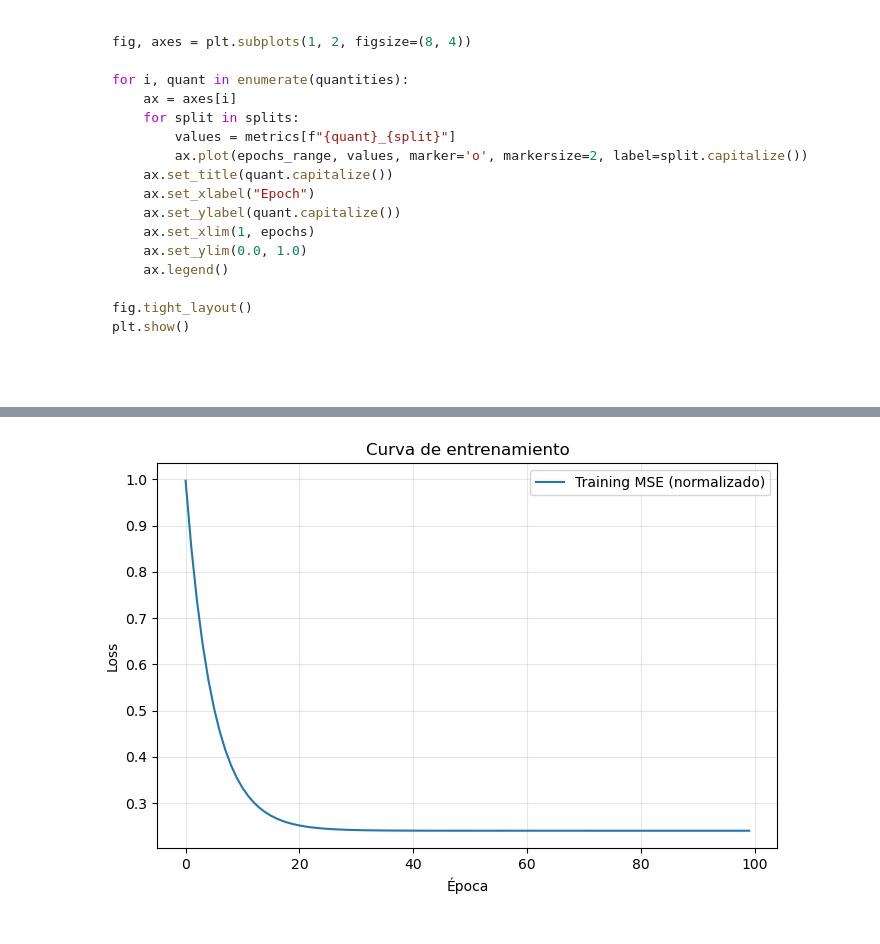
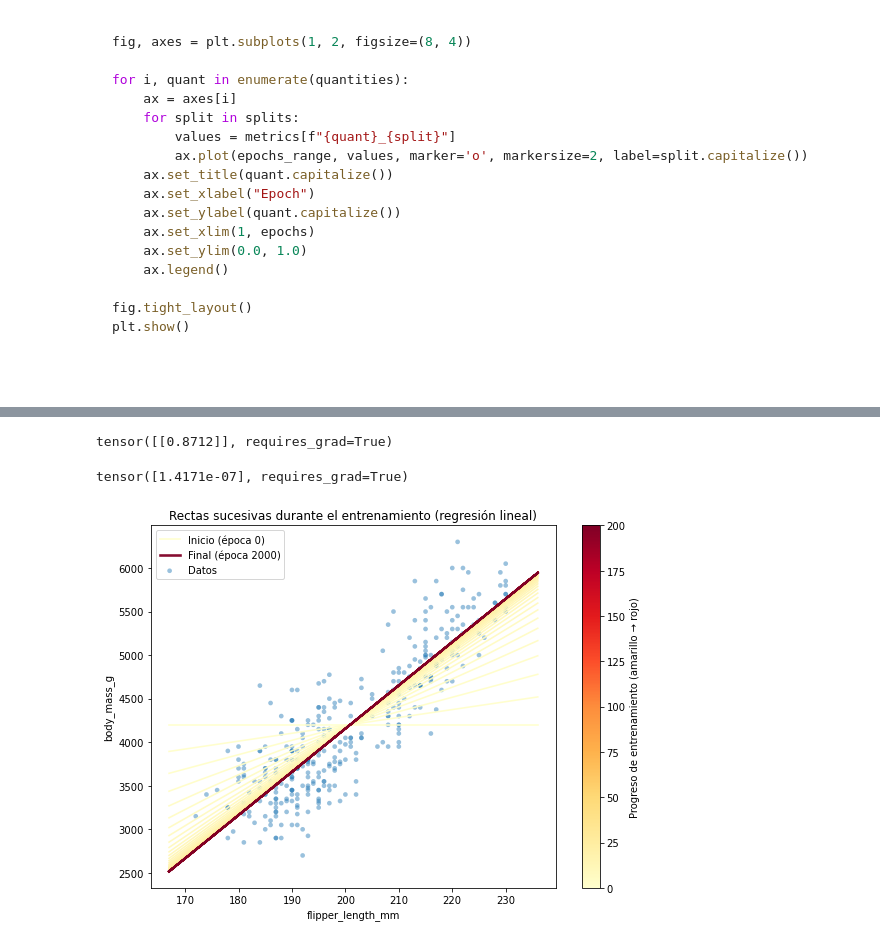
Before and after one commit to mauriciolangleib/capibara_cicada_2025, a Jupyter notebook: notebooks/practico_0/000_practico_0.ipynb, the cells around one changed output, grey strips where cells are left out. Saved outputs shown, nothing was run; the diff lists cells and outputs as text; code cells hidden in the pictures; folded sections open.

```diff
--- a/notebooks/practico_0/000_practico_0.ipynb
+++ b/notebooks/practico_0/000_practico_0.ipynb
@@ -1608,13 +1172,53 @@ R^2:                  0.7590
 # %%
-import matplotlib.pyplot as plt
-
-plt.figure(figsize=(8,5))
-plt.plot(loss_history[0:100], label="Training MSE (normalizado)")
-plt.xlabel("Época")
-plt.ylabel("Loss")
-plt.title("Curva de entrenamiento")
-plt.grid(True, alpha=0.3)
-plt.legend()
-plt.show()
+w
 # %% [output]
-[figure, removed]
+tensor([[0.8712]], requires_grad=True)
+# %%
+b
+# %% [output]
+tensor([1.4171e-07], requires_grad=True)
+# %%
+# --- Plot: puntos + rectas sucesivas (amarillo → rojo) ---
+plt.figure(figsize=(8, 6))
+
+# Puntos (datos en escala original)
+plt.scatter(x.numpy().ravel(), y.numpy().ravel(), s=22, alpha=0.45, edgecolor='none', label="Datos")
+
+# Rango para dibujar las rectas
+x_min, x_max = x.min().item(), x.max().item()
+pad = 5.0
+x_plot = torch.linspace(x_min - pad, x_max + pad, 200).view(-1, 1)
+x_plot_n = (x_plot - x_mean) / (x_std + 1e-8)
+
+# Colormap amarillo->rojo
+cmap = plt.get_cmap("YlOrRd")
+norm = mcolors.Normalize(vmin=0, vmax=len(snaps) - 1)
+
+for i, (w_i, b_i, ep, L) in enumerate(snaps):
+    y_plot = (x_plot_n @ w_i + b_i) * y_std + y_mean
+    color = cmap(norm(i))
+    lw = 1.6 if i < len(snaps) - 1 else 2.6
+    alpha = 0.95 if i < len(snaps) - 1 else 0.95
+    label = None
+    if i == 0:
+        label = f"Inicio (época {ep})"
+    if i == len(snaps) - 1:
+        label = f"Final (época {ep})"
+    plt.plot(x_plot.numpy().ravel(),
+             y_plot.detach().numpy().ravel(),
+             color=color, linewidth=lw, alpha=alpha, label=label)
+
+# Colorbar del progreso
+sm = cm.ScalarMappable(norm=norm, cmap=cmap)
+sm.set_array([])
+cbar = plt.colorbar(sm)
+cbar.set_label("Progreso de entrenamiento (amarillo → rojo)")
+
+plt.xlabel("flipper_length_mm")
+plt.ylabel("body_mass_g")
+plt.title("Rectas sucesivas durante el entrenamiento (regresión lineal)")
+plt.legend()
+plt.tight_layout()
+plt.show()
+# %% [output]
+[figure, added]
```
Also changed, not shown: parts of 45 cells of this notebook, 1 other file.
